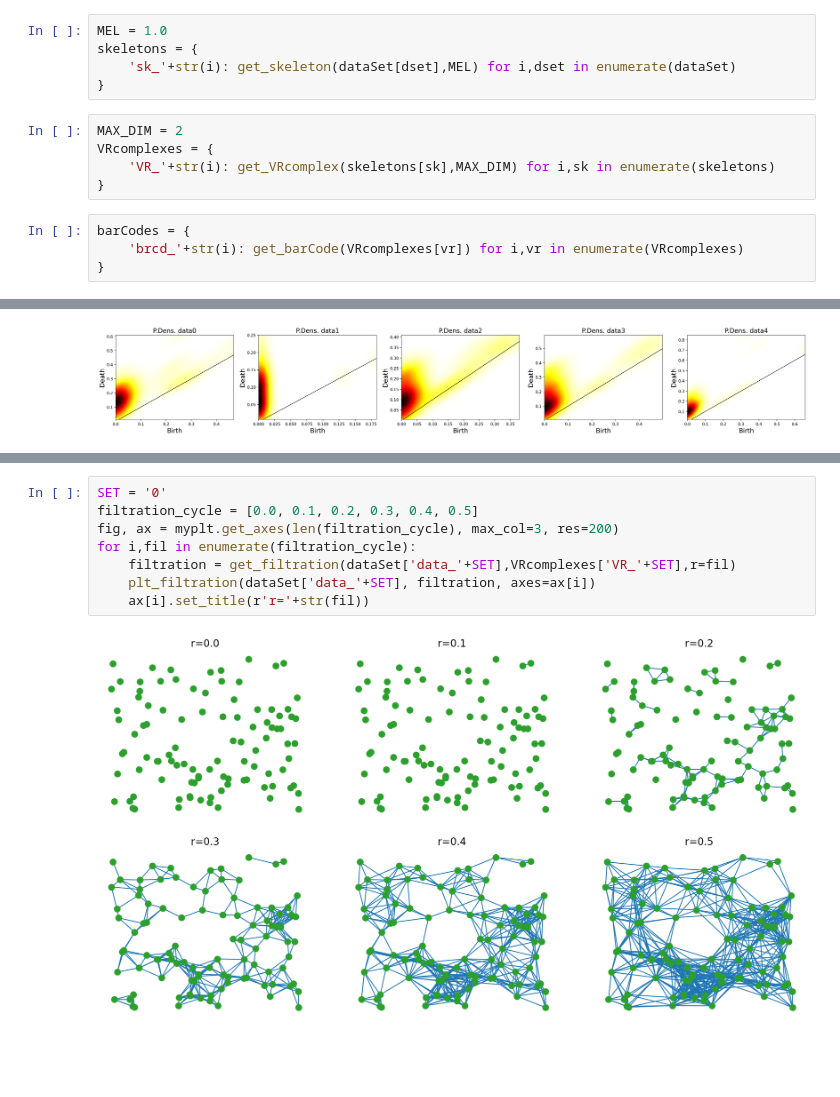
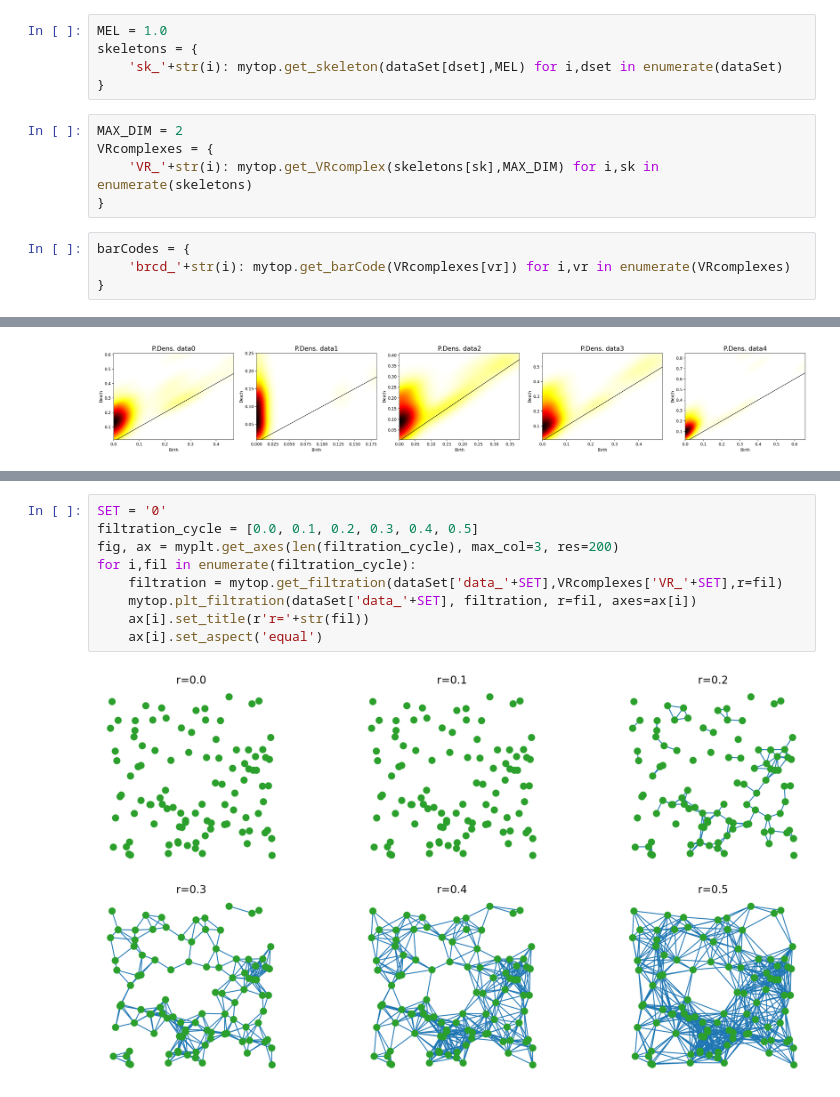
Before and after one commit to AGardinon/TopData-project, a Jupyter notebook: notebooks/2_TopologyMethods.ipynb, the cells around one changed output, grey strips where cells are left out. Saved outputs shown, nothing was run; the diff lists cells and outputs as text; blank space fills up the shorter version.

```diff
--- a/notebooks/2_TopologyMethods.ipynb
+++ b/notebooks/2_TopologyMethods.ipynb
@@ -54,16 +51,16 @@ fig.tight_layout()
 # %%
 MEL = 1.0
 skeletons = {
-    'sk_'+str(i): get_skeleton(dataSet[dset],MEL) for i,dset in enumerate(dataSet)
+    'sk_'+str(i): mytop.get_skeleton(dataSet[dset],MEL) for i,dset in enumerate(dataSet)
 }
 # %%
 MAX_DIM = 2
 VRcomplexes = {
-    'VR_'+str(i): get_VRcomplex(skeletons[sk],MAX_DIM) for i,sk in enumerate(skeletons)
+    'VR_'+str(i): mytop.get_VRcomplex(skeletons[sk],MAX_DIM) for i,sk in enumerate(skeletons)
 }
 # %%
 barCodes = {
-    'brcd_'+str(i): get_barCode(VRcomplexes[vr]) for i,vr in enumerate(VRcomplexes)
+    'brcd_'+str(i): mytop.get_barCode(VRcomplexes[vr]) for i,vr in enumerate(VRcomplexes)
 }
 # %%
 fig, ax = myplt.get_axes(len(files_list), max_col=5, res=200)
@@ -118,13 +95,14 @@ def plt_filtration(data,filtration,axes=None):
 # %%
 SET = '0'
 filtration_cycle = [0.0, 0.1, 0.2, 0.3, 0.4, 0.5]
 fig, ax = myplt.get_axes(len(filtration_cycle), max_col=3, res=200)
 for i,fil in enumerate(filtration_cycle):
-    filtration = get_filtration(dataSet['data_'+SET],VRcomplexes['VR_'+SET],r=fil)
-    plt_filtration(dataSet['data_'+SET], filtration, axes=ax[i])
+    filtration = mytop.get_filtration(dataSet['data_'+SET],VRcomplexes['VR_'+SET],r=fil)
+    mytop.plt_filtration(dataSet['data_'+SET], filtration, r=fil, axes=ax[i])
     ax[i].set_title(r'r='+str(fil))
+    ax[i].set_aspect('equal')
 # %% [output]
-[figure, old version]
+[figure, new version]
 # %%
 SET = '1'
 filtration_cycle = [0.0, 0.1, 0.2, 0.3]
```
Also changed, not shown: parts of 19 cells of this notebook, 2 other files.
